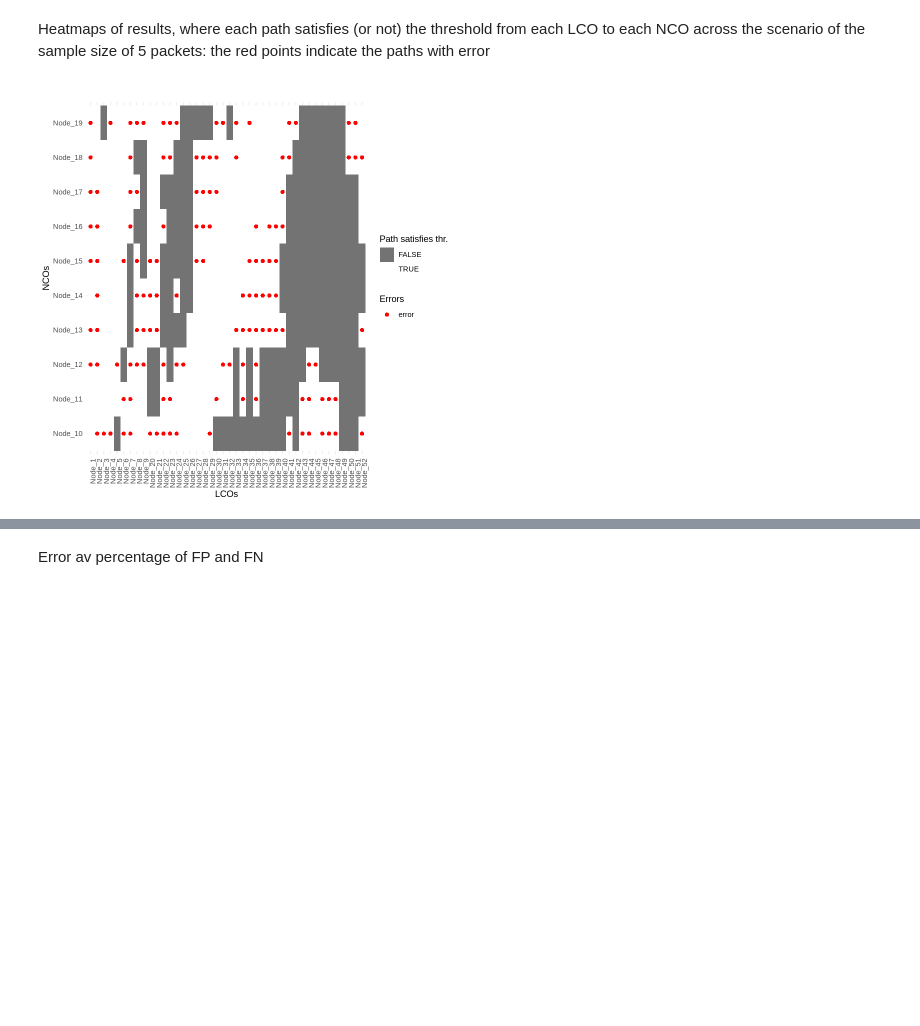
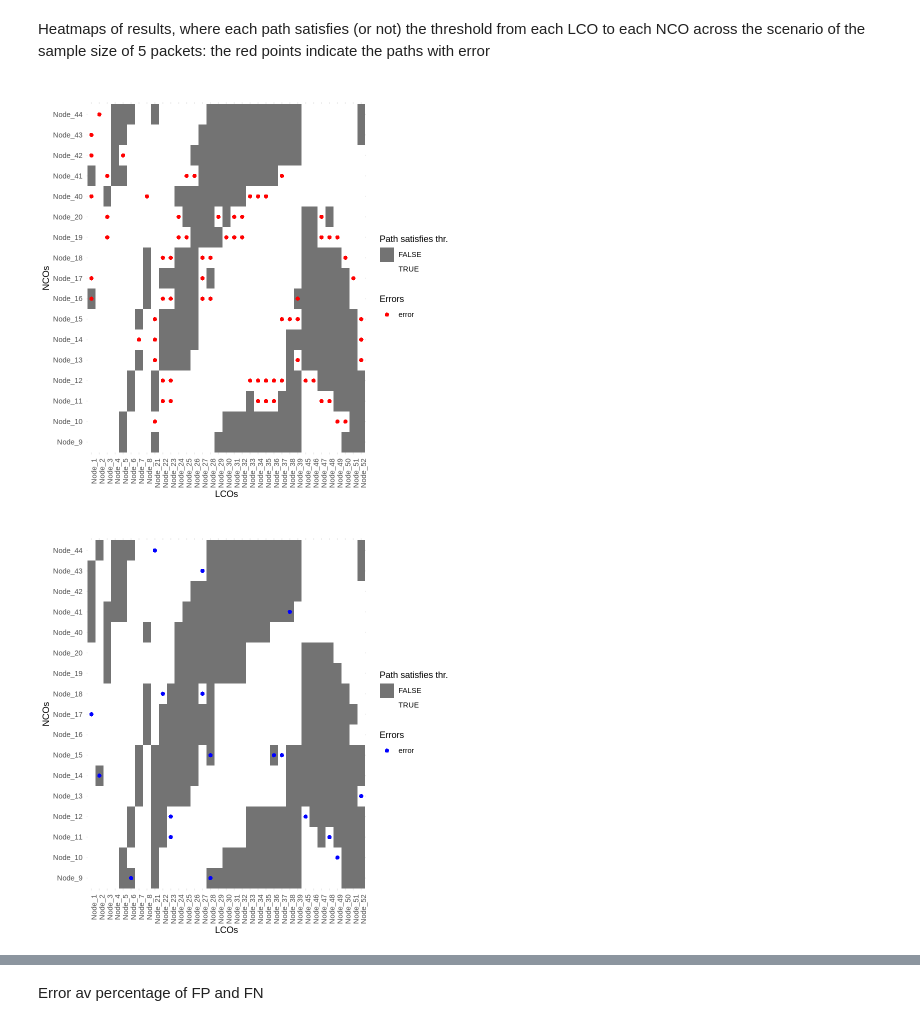
Before and after one commit to NataliaBlueCloud/Inband_telemetry_design, a Jupyter notebook: Cochrams_ofc_example_Milano.ipynb, the cells around one changed output, grey strips where cells are left out. Cells and saved outputs as stored; diff of their text form; code cells hidden in the pictures; blank space fills up the shorter version.

```diff
--- a/Cochrams_ofc_example_Milano.ipynb
+++ b/Cochrams_ofc_example_Milano.ipynb
@@ -281,7 +289,7 @@ packets_below_thr_50p <- calc_results(matrx_paths, g, LCOs, NCOs, LCOs_thesholds
 # %% [markdown]
 ###Samples size - 100 packets
 # %%
-packets_below_thr_100p <- calc_results(matrx_paths, g, LCOs, NCOs, LCOs_thesholds, n_samples =100, n_exp)
+packets_below_thr_100p <- calc_results(matrx_paths, g, LCOs, NCOs, LCOs_thesholds, n_samples =100, n_exp, percentage)
 # %% [markdown]
 ###Samples size - 400 packets
 # %%
@@ -390,7 +396,11 @@ plot_heatmap <- function(matrix_1, matrix_2, LCOs, NCOs, error_colour = "red"){
     theme(axis.text.x = element_text(angle = 90, hjust = 1))  # Rotate x-axis labels by 90 degrees
 }
 # %%
-plot_heatmap(matrix_1, matrix_2, LCOs, NCOs)
+plot_heatmap(packets_below_thr_5p, packets_below_thr_50kp, LCOs, NCOs)
 # %% [output]
-[figure, old version]
+[figure, new version]
+# %%
+plot_heatmap(packets_below_thr_100p, packets_below_thr_50kp, LCOs, NCOs, error_colour = "blue")
+# %% [output]
+[figure, added]
 # %% [markdown]
```
Also changed, not shown: parts of 20 cells of this notebook.
